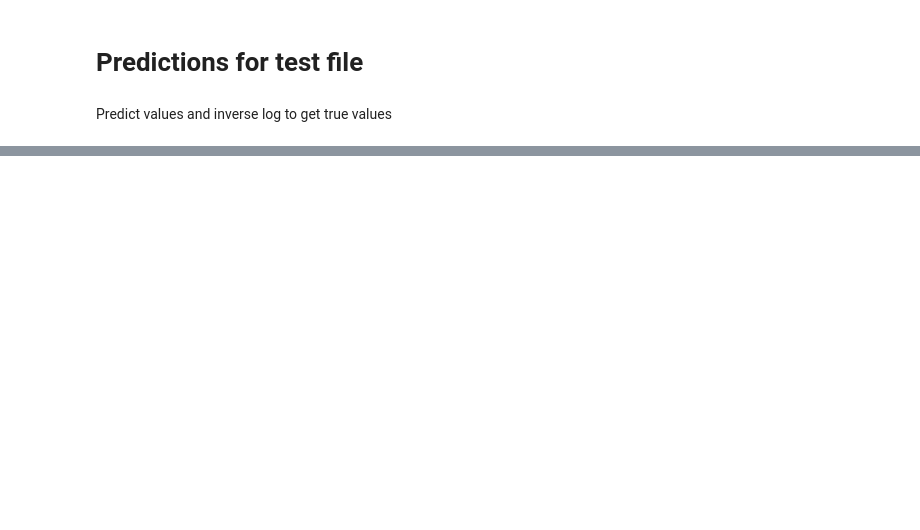
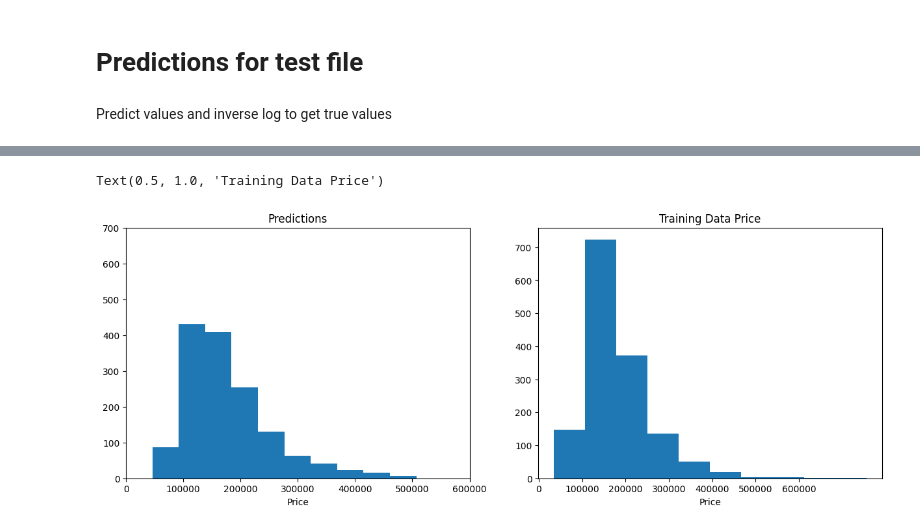
Before and after one commit to jdwatson08/House-Price-Model, a Jupyter notebook: House_price_model.ipynb, the cells around one changed output, grey strips where cells are left out. Saved outputs shown, nothing was run; the diff lists cells and outputs as text; code cells hidden in the pictures; blank space fills up the shorter version.

```diff
--- a/House_price_model.ipynb
+++ b/House_price_model.ipynb
@@ -307 +312,17 @@ predictions
 1459 rows × 1 columns
+# %%
+fig, (ax1, ax2) = plt.subplots(1,2, figsize=(15,5))
+ax1.hist(predictions)
+ax1.set_xlabel("Price")
+ax1.set_yticks(np.arange(0, 800, 100))
+ax1.set_xticks(np.arange(0,700000,100000))
+ax1.set_title("Predictions")
+
+ax2.hist(df['SalePrice'])
+ax2.set_xlabel("Price")
+ax2.set_yticks(np.arange(0, 800, 100))
+ax2.set_xticks(np.arange(0,700000,100000))
+ax2.set_title("Training Data Price")
+# %% [output]
+Text(0.5, 1.0, 'Training Data Price')
+[figure, added]
```
Also changed, not shown: parts of 10 cells of this notebook.
